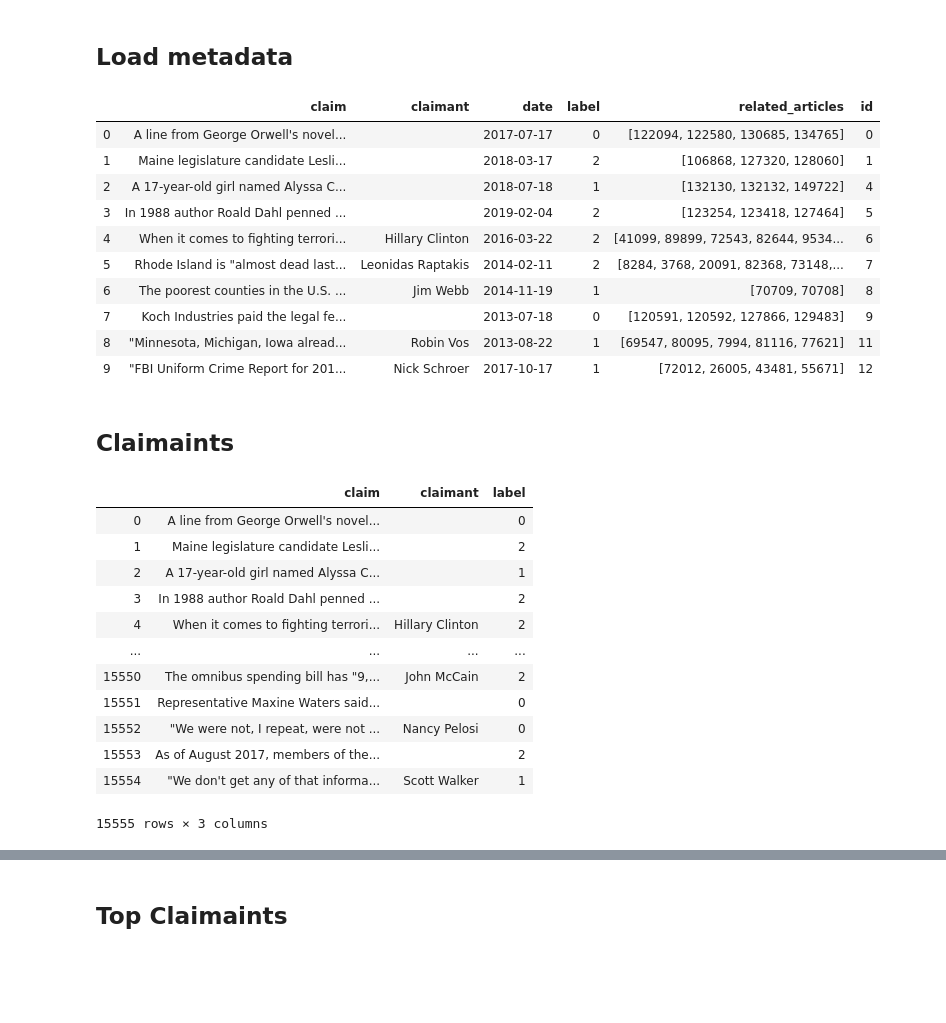
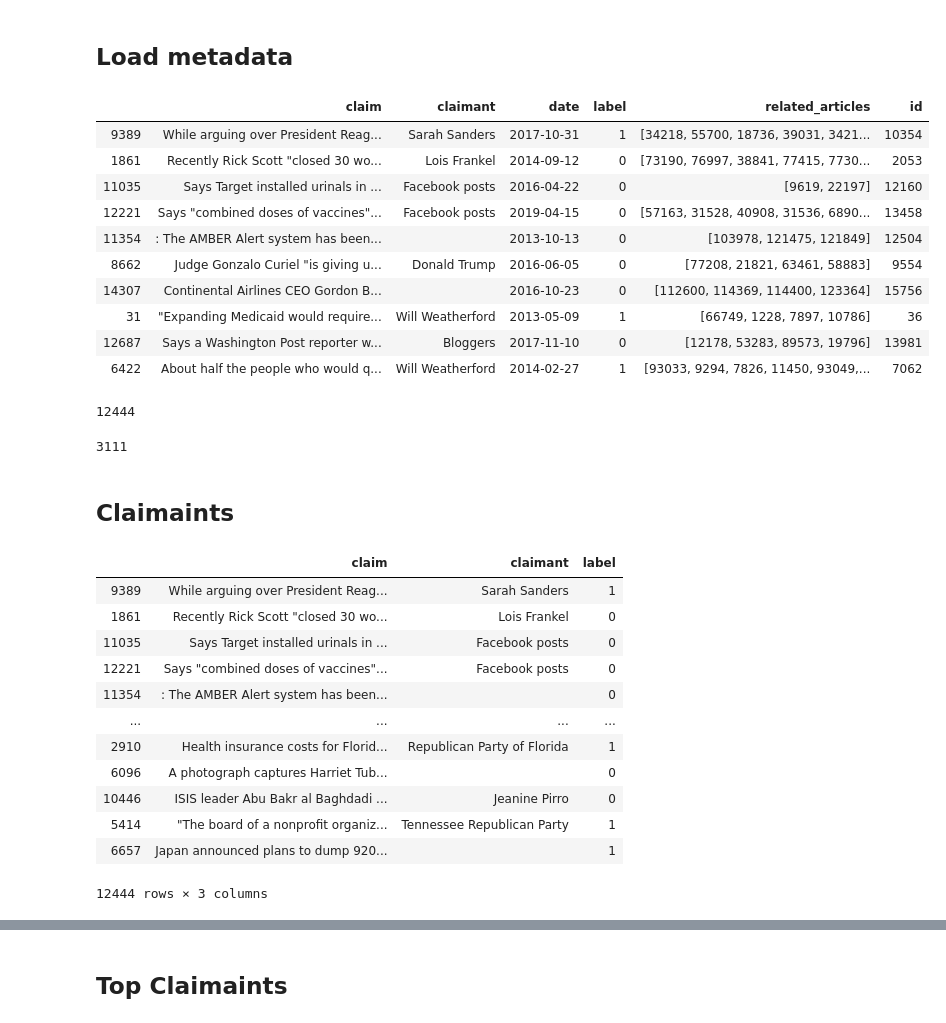
Before and after one commit to atol/fake-news-ai, a Jupyter notebook: notebooks/claims.ipynb, the cells around one changed output, grey strips where cells are left out. Drawn from its saved outputs; the diff is of its cells as text; code cells hidden in the pictures; blank space fills up the shorter version.

```diff
--- a/notebooks/claims.ipynb
+++ b/notebooks/claims.ipynb
@@ -20,14 +12,20 @@ claims_df = pd.DataFrame(claims)
+# %%
+train_set = pd.read_pickle('train_set.pkl')
 # %%
-claims_df.head(10)
+train_set.head(10)
 # %% [output]
 |  | claim | claimant | date | label | related_articles | id |
-| 0 | A line from George Orwell's novel... |  | 2017-07-17 | 0 | [122094, 122580, 130685, 134765] | 0 |
-| 1 | Maine legislature candidate Lesli... |  | 2018-03-17 | 2 | [106868, 127320, 128060] | 1 |
-| 2 | A 17-year-old girl named Alyssa C... |  | 2018-07-18 | 1 | [132130, 132132, 149722] | 4 |
-| 3 | In 1988 author Roald Dahl penned ... |  | 2019-02-04 | 2 | [123254, 123418, 127464] | 5 |
-| 4 | When it comes to fighting terrori... | Hillary Clinton | 2016-03-22 | 2 | [41099, 89899, 72543, 82644, 9534... | 6 |
-| 5 | Rhode Island is "almost dead last... | Leonidas Raptakis | 2014-02-11 | 2 | [8284, 3768, 20091, 82368, 73148,... | 7 |
-| 6 | The poorest counties in the U.S. ... | Jim Webb | 2014-11-19 | 1 | [70709, 70708] | 8 |
-| 7 | Koch Industries paid the legal fe... |  | 2013-07-18 | 0 | [120591, 120592, 127866, 129483] | 9 |
-| 8 | "Minnesota, Michigan, Iowa alread... | Robin Vos | 2013-08-22 | 1 | [69547, 80095, 7994, 81116, 77621] | 11 |
-| 9 | "FBI Uniform Crime Report for 201... | Nick Schroer | 2017-10-17 | 1 | [72012, 26005, 43481, 55671] | 12 |
+| 9389 | While arguing over President Reag... | Sarah Sanders | 2017-10-31 | 1 | [34218, 55700, 18736, 39031, 3421... | 10354 |
+| 1861 | Recently Rick Scott "closed 30 wo... | Lois Frankel | 2014-09-12 | 0 | [73190, 76997, 38841, 77415, 7730... | 2053 |
+| 11035 | Says Target installed urinals in ... | Facebook posts | 2016-04-22 | 0 | [9619, 22197] | 12160 |
+| 12221 | Says "combined doses of vaccines"... | Facebook posts | 2019-04-15 | 0 | [57163, 31528, 40908, 31536, 6890... | 13458 |
+| 11354 | : The AMBER Alert system has been... |  | 2013-10-13 | 0 | [103978, 121475, 121849] | 12504 |
+| 8662 | Judge Gonzalo Curiel "is giving u... | Donald Trump | 2016-06-05 | 0 | [77208, 21821, 63461, 58883] | 9554 |
+| 14307 | Continental Airlines CEO Gordon B... |  | 2016-10-23 | 0 | [112600, 114369, 114400, 123364] | 15756 |
+| 31 | "Expanding Medicaid would require... | Will Weatherford | 2013-05-09 | 1 | [66749, 1228, 7897, 10786] | 36 |
+| 12687 | Says a Washington Post reporter w... | Bloggers | 2017-11-10 | 0 | [12178, 53283, 89573, 19796] | 13981 |
+| 6422 | About half the people who would q... | Will Weatherford | 2014-02-27 | 1 | [93033, 9294, 7826, 11450, 93049,... | 7062 |
+# %%
+len(train_set)
+# %% [output]
+12444
@@ -34,22 +34,26 @@ claims_df.head(10)
+# %%
+len(test_set)
+# %% [output]
+3111
 # %% [markdown]
 ## Claimaints
 # %%
-claimaints = pd.DataFrame(claims_df, columns=['claim', 'claimant', 'label'])
+claimaints = pd.DataFrame(train_set, columns=['claim', 'claimant', 'label'])
 claimaints
 # %% [output]
 |  | claim | claimant | label |
-| 0 | A line from George Orwell's novel... |  | 0 |
-| 1 | Maine legislature candidate Lesli... |  | 2 |
-| 2 | A 17-year-old girl named Alyssa C... |  | 1 |
-| 3 | In 1988 author Roald Dahl penned ... |  | 2 |
-| 4 | When it comes to fighting terrori... | Hillary Clinton | 2 |
+| 9389 | While arguing over President Reag... | Sarah Sanders | 1 |
+| 1861 | Recently Rick Scott "closed 30 wo... | Lois Frankel | 0 |
+| 11035 | Says Target installed urinals in ... | Facebook posts | 0 |
+| 12221 | Says "combined doses of vaccines"... | Facebook posts | 0 |
+| 11354 | : The AMBER Alert system has been... |  | 0 |
 | ... | ... | ... | ... |
-| 15550 | The omnibus spending bill has "9,... | John McCain | 2 |
-| 15551 | Representative Maxine Waters said... |  | 0 |
-| 15552 | "We were not, I repeat, were not ... | Nancy Pelosi | 0 |
-| 15553 | As of August 2017, members of the... |  | 2 |
-| 15554 | "We don't get any of that informa... | Scott Walker | 1 |
+| 2910 | Health insurance costs for Florid... | Republican Party of Florida | 1 |
+| 6096 | A photograph captures Harriet Tub... |  | 0 |
+| 10446 | ISIS leader Abu Bakr al Baghdadi ... | Jeanine Pirro | 0 |
+| 5414 | "The board of a nonprofit organiz... | Tennessee Republican Party | 1 |
+| 6657 | Japan announced plans to dump 920... |  | 1 |
-15555 rows × 3 columns
+12444 rows × 3 columns
 # %%
 claimaints['claimant'].replace('', np.nan, inplace=True)
 claimaints
```
Also changed, not shown: parts of 40 cells of this notebook, 8 other files.
